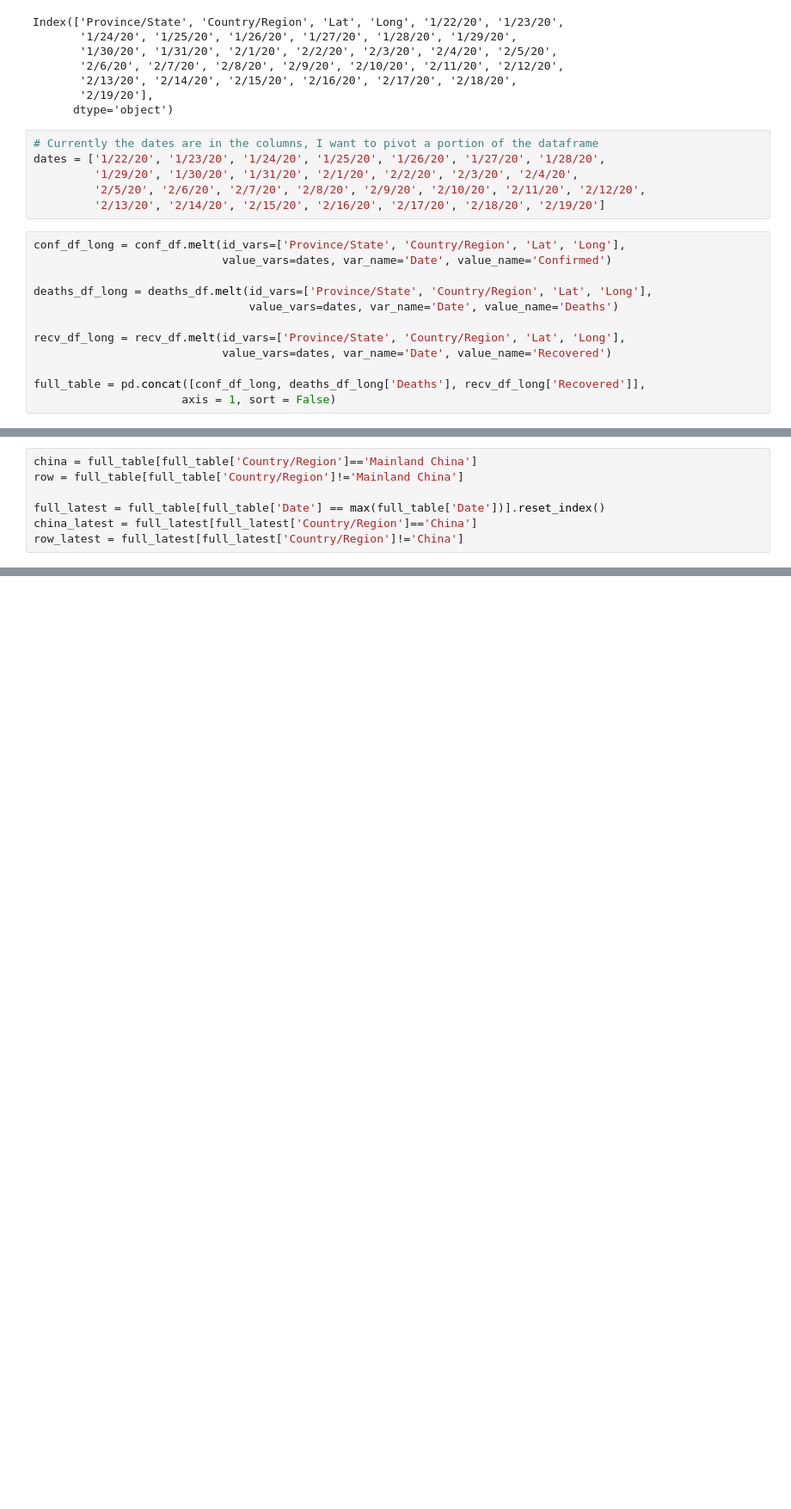
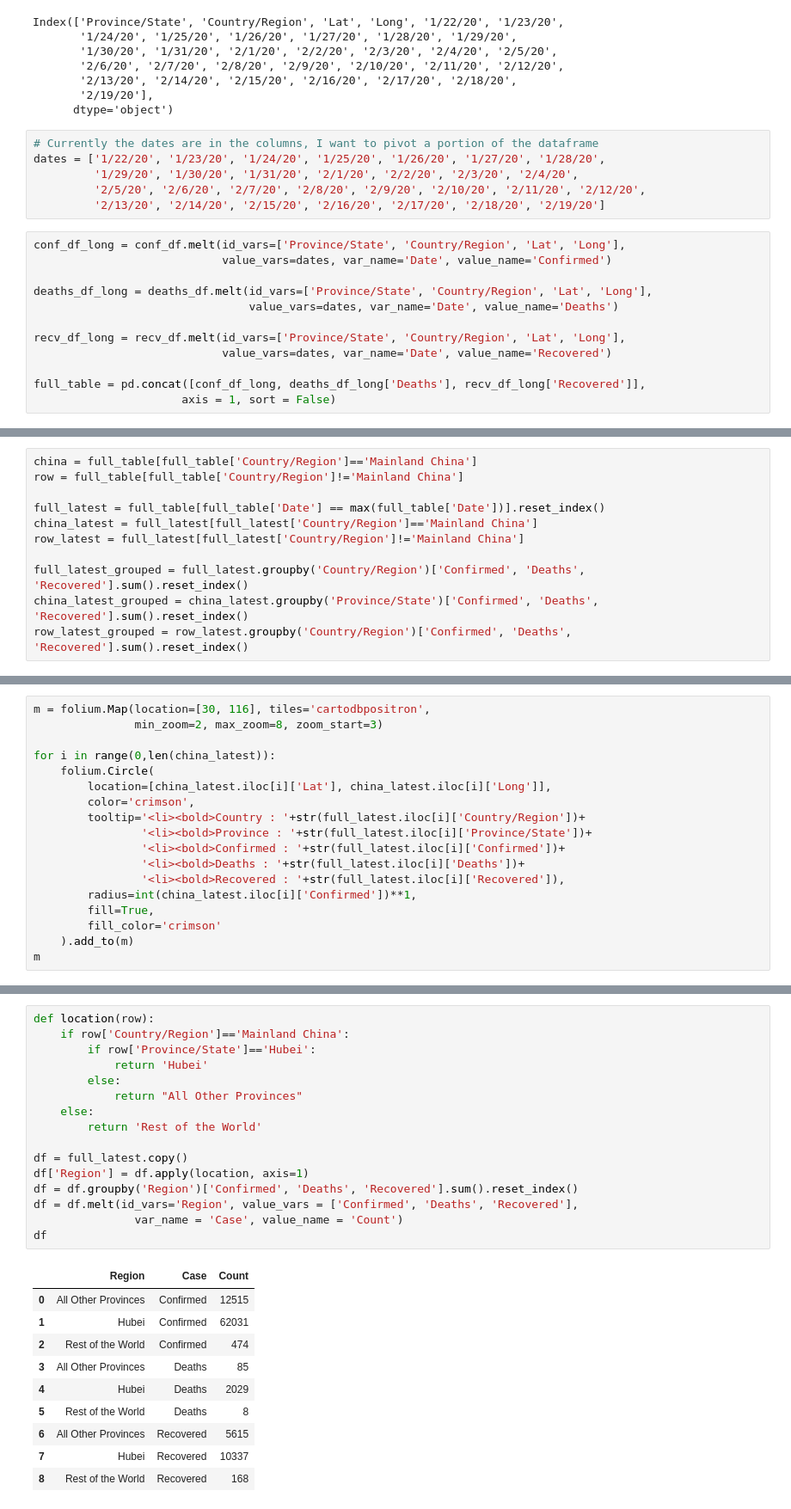
Before and after one commit to danielsqtang/covid-19, a Jupyter notebook: COVID-19 exploration.ipynb, the cells around one changed output, grey strips where cells are left out. Shown at 86% size. Drawn from its saved outputs; the diff is of its cells as text; blank space fills up the shorter version.

```diff
--- a/COVID-19 exploration.ipynb
+++ b/COVID-19 exploration.ipynb
@@ -84,8 +109,12 @@ china = full_table[full_table['Country/Region']=='Mainland China']
 row = full_table[full_table['Country/Region']!='Mainland China']
 
 full_latest = full_table[full_table['Date'] == max(full_table['Date'])].reset_index()
-china_latest = full_latest[full_latest['Country/Region']=='China']
-row_latest = full_latest[full_latest['Country/Region']!='China']
+china_latest = full_latest[full_latest['Country/Region']=='Mainland China']
+row_latest = full_latest[full_latest['Country/Region']!='Mainland China']
+
+full_latest_grouped = full_latest.groupby('Country/Region')['Confirmed', 'Deaths', 'Recovered'].sum().reset_index()
+china_latest_grouped = china_latest.groupby('Province/State')['Confirmed', 'Deaths', 'Recovered'].sum().reset_index()
+row_latest_grouped = row_latest.groupby('Country/Region')['Confirmed', 'Deaths', 'Recovered'].sum().reset_index()
 # %%
 #Current Summary by Country/Region and Province/State
 temp = full_latest.groupby(['Country/Region', 'Province/State'])['Confirmed', 'Deaths', 'Recovered'].max()
@@ -127,0 +202,18 @@ m
+# %%
+m = folium.Map(location=[30, 116], tiles='cartodbpositron',
+               min_zoom=2, max_zoom=8, zoom_start=3)
+
+for i in range(0,len(china_latest)):
+    folium.Circle(
+        location=[china_latest.iloc[i]['Lat'], china_latest.iloc[i]['Long']],
+        color='crimson',
+        tooltip='<li><bold>Country : '+str(full_latest.iloc[i]['Country/Region'])+
+                '<li><bold>Province : '+str(full_latest.iloc[i]['Province/State'])+
+                '<li><bold>Confirmed : '+str(full_latest.iloc[i]['Confirmed'])+
+                '<li><bold>Deaths : '+str(full_latest.iloc[i]['Deaths'])+
+                '<li><bold>Recovered : '+str(full_latest.iloc[i]['Recovered']),
+        radius=int(china_latest.iloc[i]['Confirmed'])**1,
+        fill=True,
+        fill_color='crimson'
+    ).add_to(m)
+m
@@ -127,0 +281,27 @@ m
+# %%
+def location(row):
+    if row['Country/Region']=='Mainland China':
+        if row['Province/State']=='Hubei':
+            return 'Hubei'
+        else:
+            return "All Other Provinces"
+    else:
+        return 'Rest of the World'
+
+df = full_latest.copy()
+df['Region'] = df.apply(location, axis=1)
+df = df.groupby('Region')['Confirmed', 'Deaths', 'Recovered'].sum().reset_index()
+df = df.melt(id_vars='Region', value_vars = ['Confirmed', 'Deaths', 'Recovered'],
+               var_name = 'Case', value_name = 'Count')
+df
+# %% [output]
+|  | Region | Case | Count |
+| 0 | All Other Provinces | Confirmed | 12515 |
+| 1 | Hubei | Confirmed | 62031 |
+| 2 | Rest of the World | Confirmed | 474 |
+| 3 | All Other Provinces | Deaths | 85 |
+| 4 | Hubei | Deaths | 2029 |
+| 5 | Rest of the World | Deaths | 8 |
+| 6 | All Other Provinces | Recovered | 5615 |
+| 7 | Hubei | Recovered | 10337 |
+| 8 | Rest of the World | Recovered | 168 |
```
Also changed, not shown: parts of 18 cells of this notebook.
